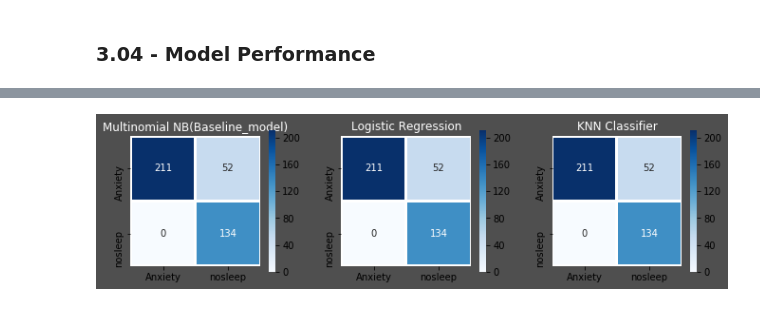
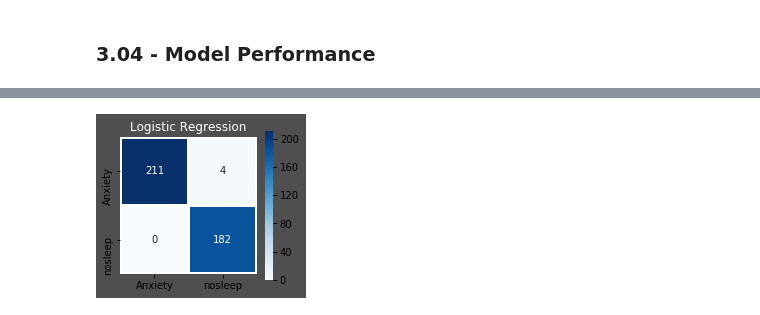
Before and after one commit to michaelxiaoyk/Reddit-Classification-with-NLP-, a Jupyter notebook: code/project_3.ipynb, the cells around one changed output, grey strips where cells are left out. Cells and saved outputs as stored; diff of their text form; code cells hidden in the pictures.

```diff
--- a/code/project_3.ipynb
+++ b/code/project_3.ipynb
@@ -593,22 +594,14 @@ Wall time: 2min 35s
 # %%
-lst    = [pipe0, pipe1, pipe2]
-
-length = len(lst)
-
-mods   = ['Multinomial NB(Baseline_model)','Logistic Regression',
-          'KNN Classifier']
-
 fig = plt.figure(figsize=(15,17))
 fig.set_facecolor('#4F4F4F')
-for i,j,k in itertools.zip_longest(lst,range(length),mods) :
-    plt.subplot(5,4,j+1)
-    predictions = i.predict(X_test)
-    conf_matrix = confusion_matrix(y_pred,y_test)
-    sns.heatmap(conf_matrix,annot=True,fmt = "d",square = True,
-                xticklabels=["Anxiety","nosleep"],
-                yticklabels=["Anxiety","nosleep"],
-                linewidths = 2,linecolor = "w",cmap = "Blues")
-    plt.title(k,color = "w")
-    plt.subplots_adjust(wspace = .3,hspace = .3)
+plt.subplot(5,4,1)
+predictions = pipe1.predict(X_test)
+conf_matrix = confusion_matrix(lr_pred,y_test)
+sns.heatmap(conf_matrix,annot=True,fmt = "d",square = True,
+xticklabels=["Anxiety","nosleep"],
+yticklabels=["Anxiety","nosleep"],
+linewidths = 2,linecolor = "w",cmap = "Blues")
+plt.title('Logistic Regression',color = "w")
+plt.subplots_adjust(wspace = .3,hspace = .3)
 # %% [output]
-[figure, old version]
+[figure, new version]
```
Also changed, not shown: parts of 30 cells of this notebook, 9 other files.
